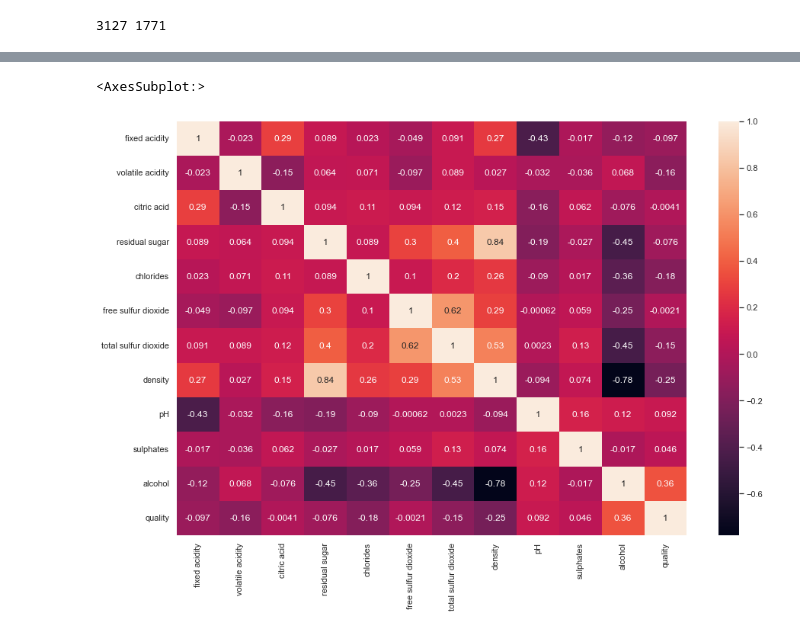
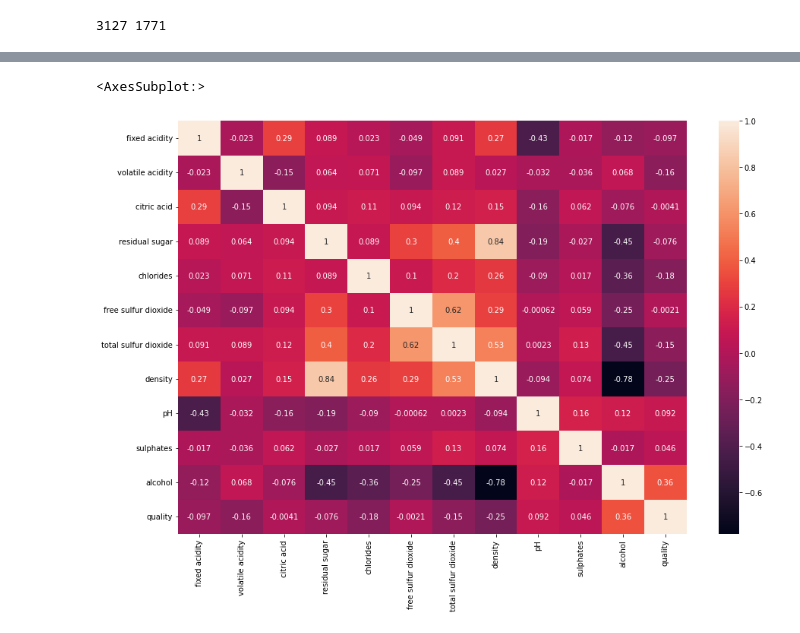
Before and after one commit to Alvin-igobwa/Wine_Analytics, a Jupyter notebook: analysis.ipynb, the cells around one changed output, grey strips where cells are left out. Cells and saved outputs as stored; diff of their text form; code cells hidden in the pictures.

```diff
--- a/analysis.ipynb
+++ b/analysis.ipynb
@@ -79,9 +79,10 @@ for col in white[white.category=="good"][['fixed acidity', 'volatile acidity', '
 ... (10 outputs left out)
 # %%
 ## Correlation matrix to determine what variables to plot their relationship with
-white_confusion_mat =white.corr()
-mask = np.triu(np.ones_like(white_confusion_mat, dtype=bool))
-sns.heatmap(white_confusion_mat,annot=True)
+plt.figure(figsize = (15,10))
+white_corr_mat =white.corr()
+mask = np.triu(np.ones_like(white_corr_mat, dtype=bool))
+sns.heatmap(white_corr_mat,annot=True)
 # %% [output]
 <AxesSubplot:>
-[figure, old version]
+[figure, new version]
```
Also changed, not shown: parts of 4 cells of this notebook.
